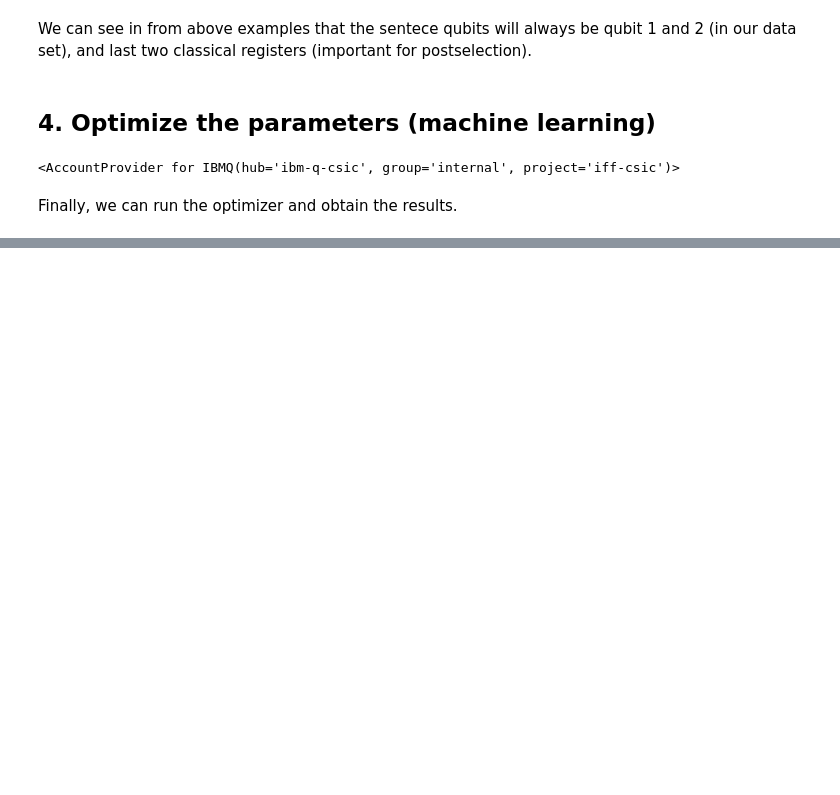
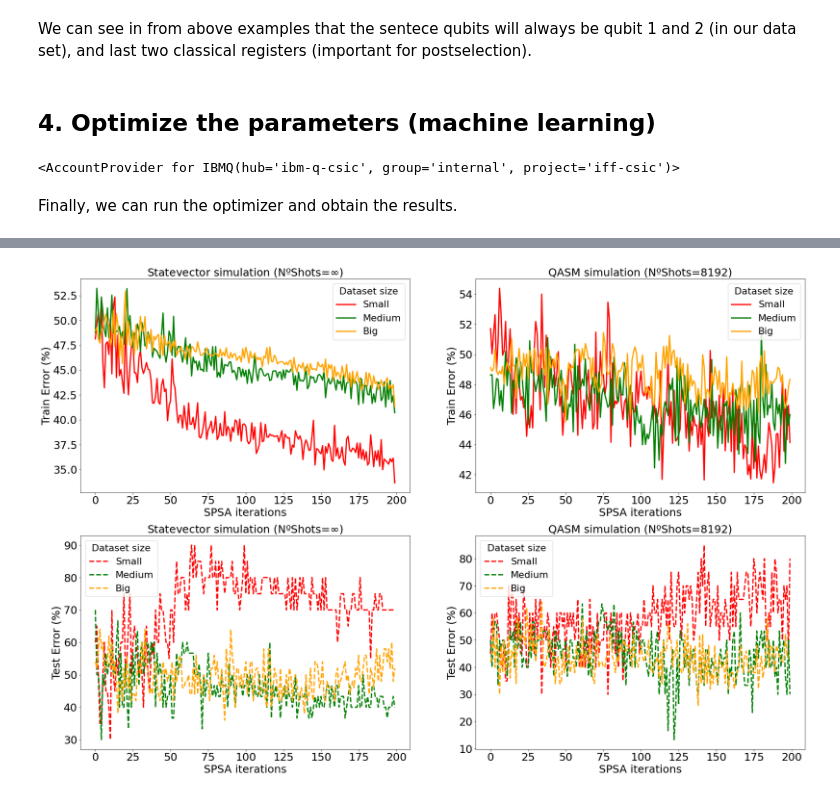
Before and after one commit to PaulaGarciaMolina/QNLP_Qiskit_Hackathon, a Jupyter notebook: semantic_interpretation/semantic_interpretation_iqp_qiskit.ipynb, the cells around one changed output, grey strips where cells are left out. Cells and saved outputs as stored; diff of their text form; code cells hidden in the pictures; blank space fills up the shorter version.

```diff
--- a/semantic_interpretation/semantic_interpretation_iqp_qiskit.ipynb
+++ b/semantic_interpretation/semantic_interpretation_iqp_qiskit.ipynb
@@ -718,0 +793,39 @@ with open('SIresults_it'+str(niter)+'_met'+method+'_size-'+dataset+'_sim'+str(si
+# %%
+def proccess_result(result,nit):
+    res=result[-(nit*2):] #remove calibration steps
+    return [(res[i]+res[i+1])/2 for i in range(len(res)) if i%2==0]
+# %%
+fig, axes = plt.subplots(2,2,figsize=(30,20))
+nit=200
+font=25
+lw=3
+colors=['red','green','orange']
+label=['Small','Medium','Big']
+results=[[small_sv,medium_sv,big_sv],[small_qs,medium_qs,big_qs]]
+titles=[r'Statevector simulation (NºShots=$\infty$)',r'QASM simulation (NºShots=8192)']
+for (result,ax,title) in zip(results,axes[0,:],titles):
+    for (res,col,lab) in zip(result,colors,label):
+        y=proccess_result(res['cost_abserror_history'][0],nit)
+        x=np.arange(0,len(y))
+        pl=ax.plot(x,y,color=col,label=lab,linewidth=lw)
+    ax.set_ylabel('Train Error (%)',fontsize=font)
+    ax.set_xlabel('SPSA iterations',fontsize=font)
+    ax.set_title(title,fontsize=font)
+    ax.tick_params(axis='both', labelsize=font)
+    leg=ax.legend(title='Dataset size',fontsize=font-3)
+    plt.setp(leg.get_title(),fontsize=font-3)
+for (result,ax,title) in zip(results,axes[1,:],titles):
+    for (res,col,lab) in zip(result,colors,label):
+        y=proccess_result(res['error_test_history'][0],nit)
+        x=np.arange(0,len(y))
+        pl=ax.plot(x,y,color=col,label=lab,linewidth=lw,linestyle='--')
+    ax.set_ylabel('Test Error (%)',fontsize=font)
+    ax.set_xlabel('SPSA iterations',fontsize=font)
+    ax.set_title(title,fontsize=font)
+    ax.tick_params(axis='both', labelsize=font)
+    leg=ax.legend(title='Dataset size',fontsize=font-3)
+    plt.setp(leg.get_title(),fontsize=font-3)
+plt.savefig('results_200itSPSA.pdf')
+plt.show(pl)
+# %% [output]
+[figure, added]
```
Also changed, not shown: parts of 9 cells of this notebook.
